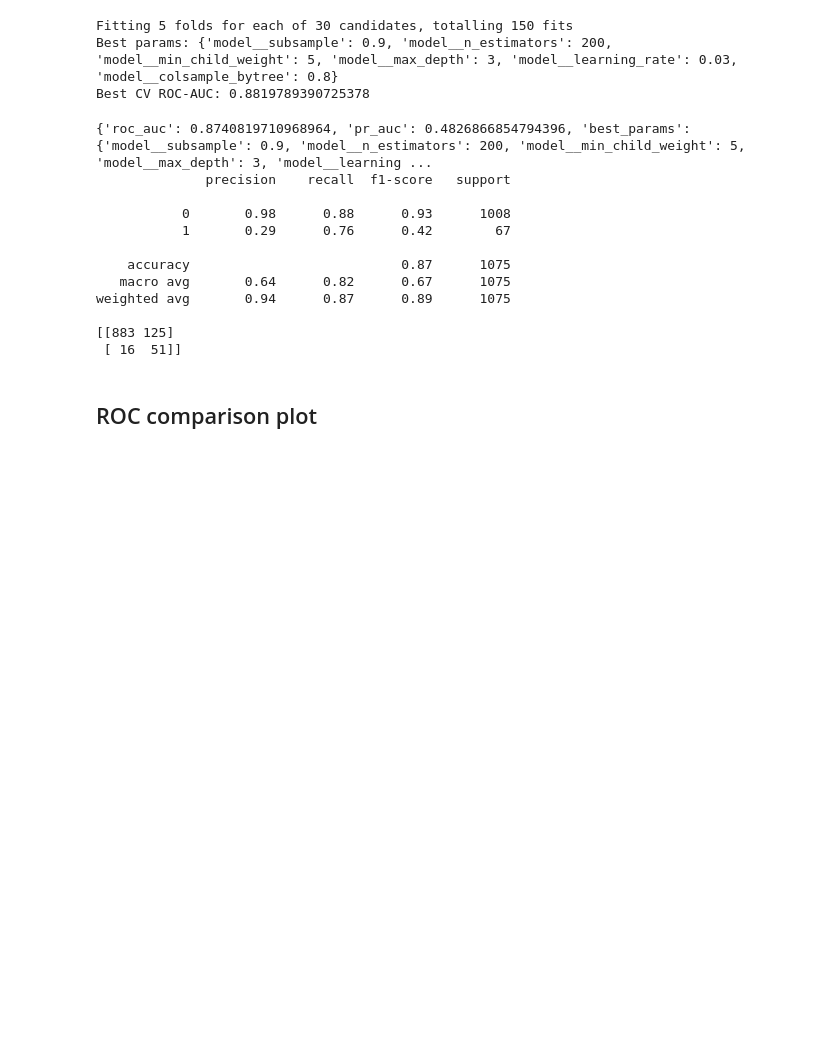
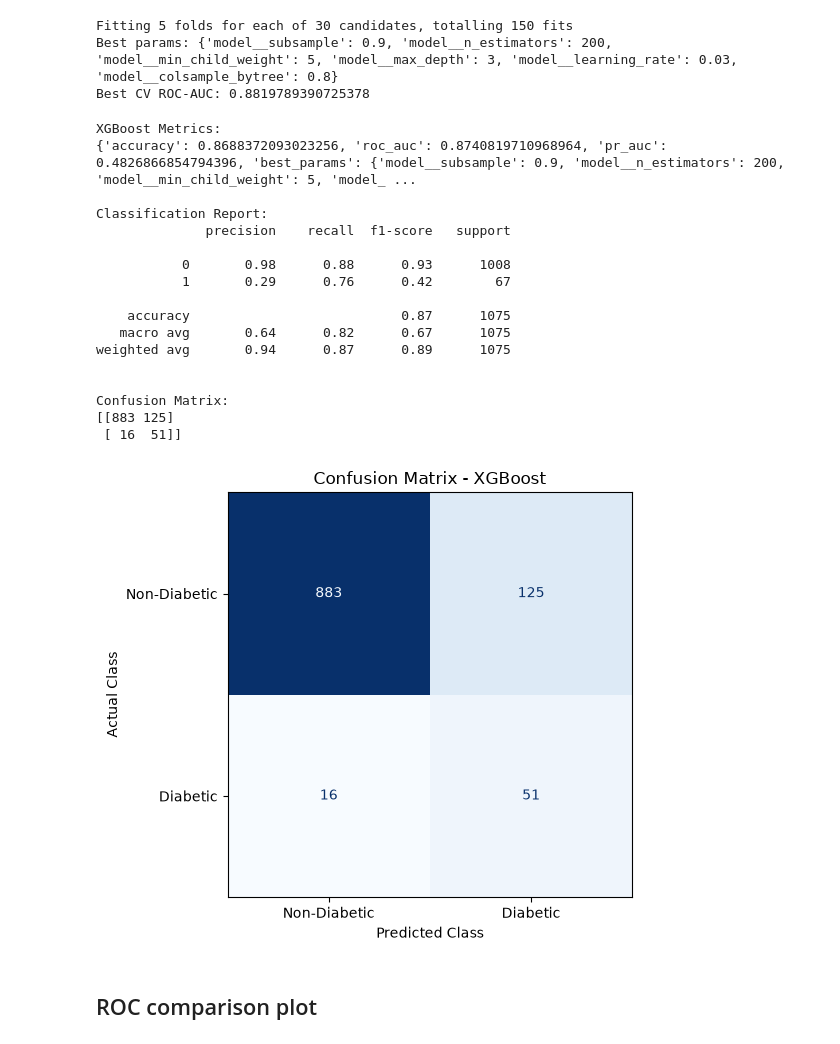
Before and after one commit to Vishnu-stack-0/glucorisk, a Jupyter notebook: notebook/training.ipynb, the cells around one changed output. Drawn from its saved outputs; the diff is of its cells as text; code cells hidden in the pictures; blank space fills up the shorter version.

```diff
--- a/notebook/training.ipynb
+++ b/notebook/training.ipynb
@@ -704,35 +758,88 @@ Fitting 5 folds for each of 30 candidates, totalling 150 fits
 Best params: {'model__subsample': 0.9, 'model__n_estimators': 200, 'model__min_child_weight': 5, 'model__max_depth': 3, 'model__learning_rate': 0.03, 'model__colsample_bytree': 0.8}
 Best CV ROC-AUC: 0.8819789390725378
 # %%
-#Evaluate the tuned model
 
-from sklearn.metrics import roc_auc_score, average_precision_score, classification_report, confusion_matrix
+from sklearn.metrics import (
+    roc_auc_score,
+    average_precision_score,
+    classification_report,
+    confusion_matrix,
+    ConfusionMatrixDisplay
+)
+import matplotlib.pyplot as plt
 
+# Evaluate the tuned XGBoost model
 y_prob_xgb = xgb_pipeline.predict_proba(X_test)[:, 1]
 y_pred_xgb = xgb_pipeline.predict(X_test)
 
+# Evaluation metrics
 metrics_xgb = {
+    "accuracy": xgb_pipeline.score(X_test, y_test),
     "roc_auc": roc_auc_score(y_test, y_prob_xgb),
     "pr_auc": average_precision_score(y_test, y_prob_xgb),
     "best_params": search.best_params_,
     "cv_roc_auc": search.best_score_
 }
+
+print("XGBoost Metrics:")
 print(metrics_xgb)
+
+print("\nClassification Report:")
 print(classification_report(y_test, y_pred_xgb))
-print(confusion_matrix(y_test, y_pred_xgb))
+
+# Confusion matrix
+cm_xgb = confusion_matrix(y_test, y_pred_xgb)
+
+print("\nConfusion Matrix:")
+print(cm_xgb)
+
+# Plot confusion matrix
+fig, ax = plt.subplots(figsize=(7, 5))
+
+disp = ConfusionMatrixDisplay(
+    confusion_matrix=cm_xgb,
+    display_labels=["Non-Diabetic", "Diabetic"]
+)
+
+disp.plot(
+    ax=ax,
+    cmap="Blues",
+    values_format="d",
+    colorbar=False
+)
+
+plt.title("Confusion Matrix - XGBoost")
+plt.xlabel("Predicted Class")
+plt.ylabel("Actual Class")
+plt.tight_layout()
+
+# Save figure for LaTeX report
+plt.savefig(
+    "xgboost_confusion_matrix.png",
+    dpi=300,
+    bbox_inches="tight"
+)
+
+plt.show()
 # %% [output]
-{'roc_auc': 0.8740819710968964, 'pr_auc': 0.4826866854794396, 'best_params': {'model__subsample': 0.9, 'model__n_estimators': 200, 'model__min_child_weight': 5, 'model__max_depth': 3, 'model__learning ...
+XGBoost Metrics:
+{'accuracy': 0.8688372093023256, 'roc_auc': 0.8740819710968964, 'pr_auc': 0.4826866854794396, 'best_params': {'model__subsample': 0.9, 'model__n_estimators': 200, 'model__min_child_weight': 5, 'model_ ...
+
+Classification Report:
               precision    recall  f1-score   support
 
            0       0.98      0.88      0.93      1008
            1       0.29      0.76      0.42        67
 
     accuracy                           0.87      1075
    macro avg       0.64      0.82      0.67      1075
 weighted avg       0.94      0.87      0.89      1075
 
+
+Confusion Matrix:
 [[883 125]
  [ 16  51]]
+[figure, added]
 # %% [markdown]
 ## ROC comparison plot
 # %%
```
Also changed, not shown: parts of 2 cells of this notebook, 13 other files.
